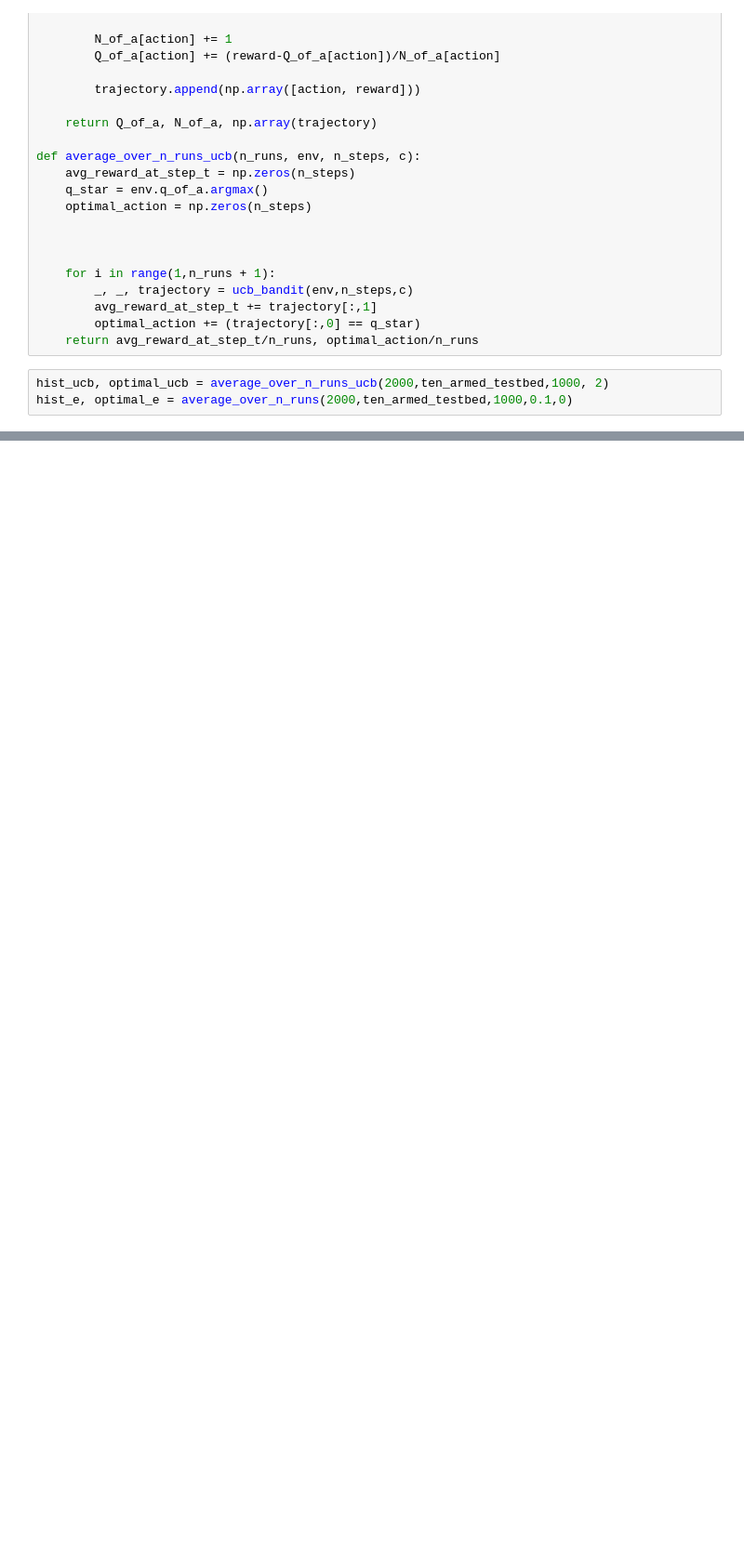
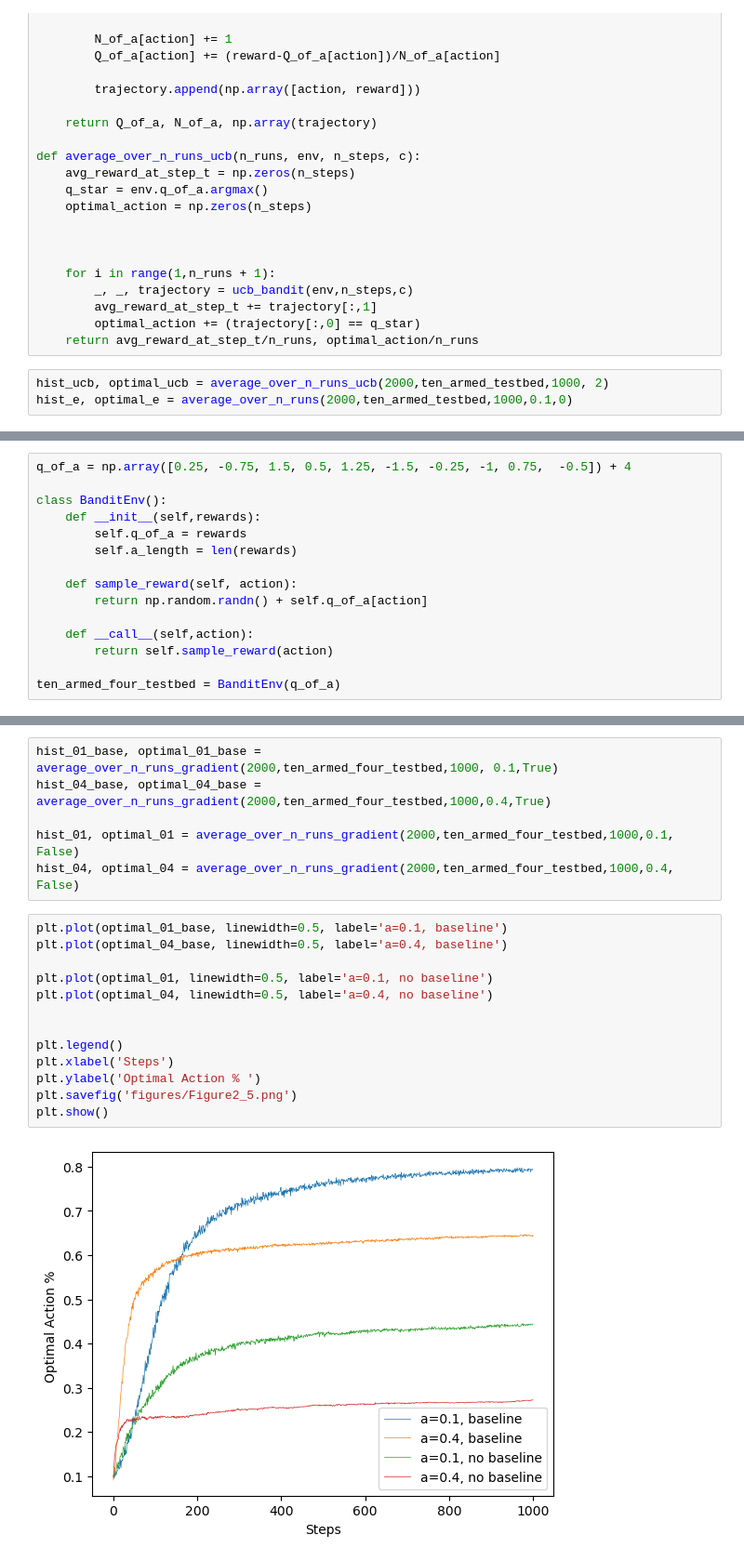
Before and after one commit to Hansespinosa2/sutton-and-barto-2nd, a Jupyter notebook: code/chapter2.ipynb, the cells around one changed output, grey strips where cells are left out. Shown: that part at 93% size. Cells and saved outputs as stored; diff of their text form; blank space fills up the shorter version.

```diff
--- a/code/chapter2.ipynb
+++ b/code/chapter2.ipynb
@@ -300,0 +303,15 @@ plt.show()
+# %%
+q_of_a = np.array([0.25, -0.75, 1.5, 0.5, 1.25, -1.5, -0.25, -1, 0.75,  -0.5]) + 4
+
+class BanditEnv():
+	def __init__(self,rewards):
+		self.q_of_a = rewards
+		self.a_length = len(rewards)
+
+	def sample_reward(self, action):
+		return np.random.randn() + self.q_of_a[action]
+
+	def __call__(self,action):
+		return self.sample_reward(action)
+
+ten_armed_four_testbed = BanditEnv(q_of_a)
@@ -300,0 +359,21 @@ plt.show()
+# %%
+hist_01_base, optimal_01_base = average_over_n_runs_gradient(2000,ten_armed_four_testbed,1000, 0.1,True)
+hist_04_base, optimal_04_base = average_over_n_runs_gradient(2000,ten_armed_four_testbed,1000,0.4,True)
+
+hist_01, optimal_01 = average_over_n_runs_gradient(2000,ten_armed_four_testbed,1000,0.1, False)
+hist_04, optimal_04 = average_over_n_runs_gradient(2000,ten_armed_four_testbed,1000,0.4, False)
+# %%
+plt.plot(optimal_01_base, linewidth=0.5, label='a=0.1, baseline')
+plt.plot(optimal_04_base, linewidth=0.5, label='a=0.4, baseline')
+
+plt.plot(optimal_01, linewidth=0.5, label='a=0.1, no baseline')
+plt.plot(optimal_04, linewidth=0.5, label='a=0.4, no baseline')
+
+
+plt.legend()
+plt.xlabel('Steps')
+plt.ylabel('Optimal Action % ')
+plt.savefig('figures/Figure2_5.png')
+plt.show()
+# %% [output]
+[figure, added]
```
Also changed, not shown: parts of 10 cells of this notebook, 17 other files.
